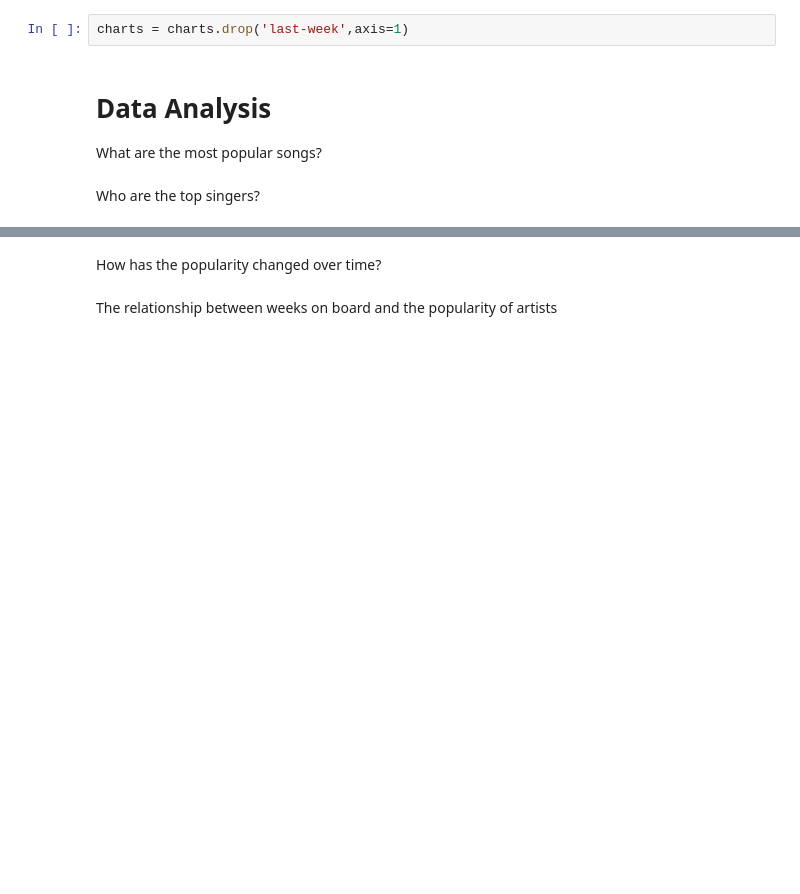
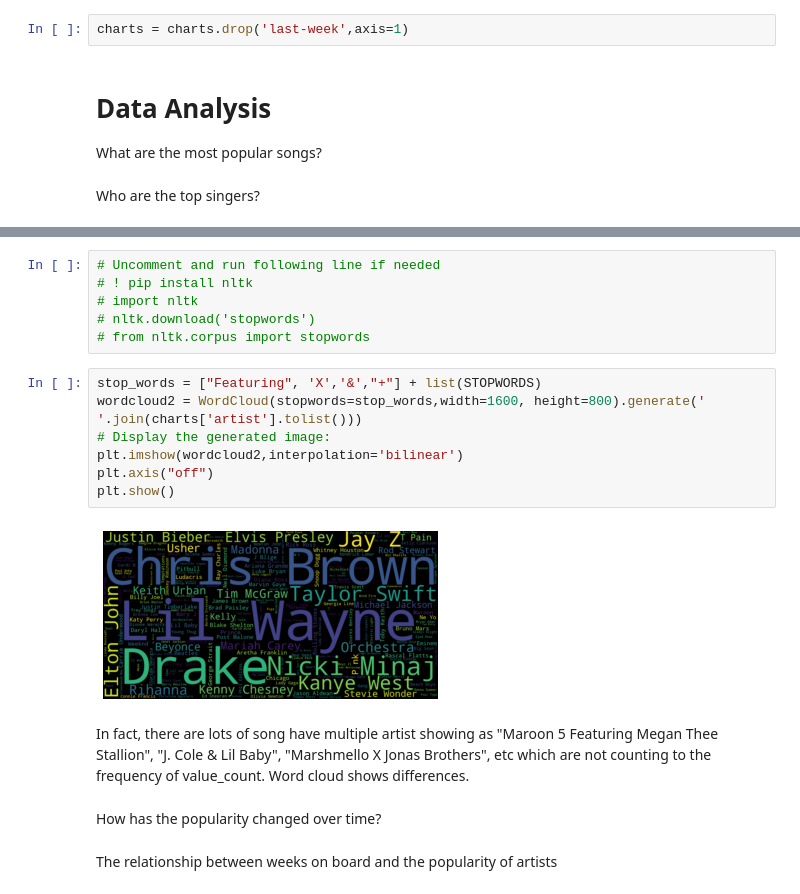
Before and after one commit to Yuchen-G/SI-370-Exploratory-Data-Analysis-Final-Project-, a Jupyter notebook: EDA.ipynb, the cells around one changed output, grey strips where cells are left out. Saved outputs shown, nothing was run; the diff lists cells and outputs as text; blank space fills up the shorter version.

```diff
--- a/EDA.ipynb
+++ b/EDA.ipynb
@@ -51,3 +70,21 @@ Who are the top singers?
+# %%
+# Uncomment and run following line if needed
+# ! pip install nltk
+# import nltk
+# nltk.download('stopwords')
+# from nltk.corpus import stopwords
+# %%
+stop_words = ["Featuring", 'X','&',"+"] + list(STOPWORDS)
+wordcloud2 = WordCloud(stopwords=stop_words,width=1600, height=800).generate(' '.join(charts['artist'].tolist()))
+# Display the generated image:
+plt.imshow(wordcloud2,interpolation='bilinear')
+plt.axis("off")
+plt.show()
+# %% [output]
+[figure, added]
+# %% [markdown]
+In fact, there are lots of song have multiple artist showing as "Maroon 5 Featuring Megan Thee Stallion", "J. Cole & Lil Baby", "Marshmello X Jonas Brothers", etc which are not counting to the frequency of value_count.
+Word cloud shows differences.
 # %% [markdown]
 How has the popularity changed over time?
 # %% [markdown]
```
Also changed, not shown: parts of 4 cells of this notebook.
